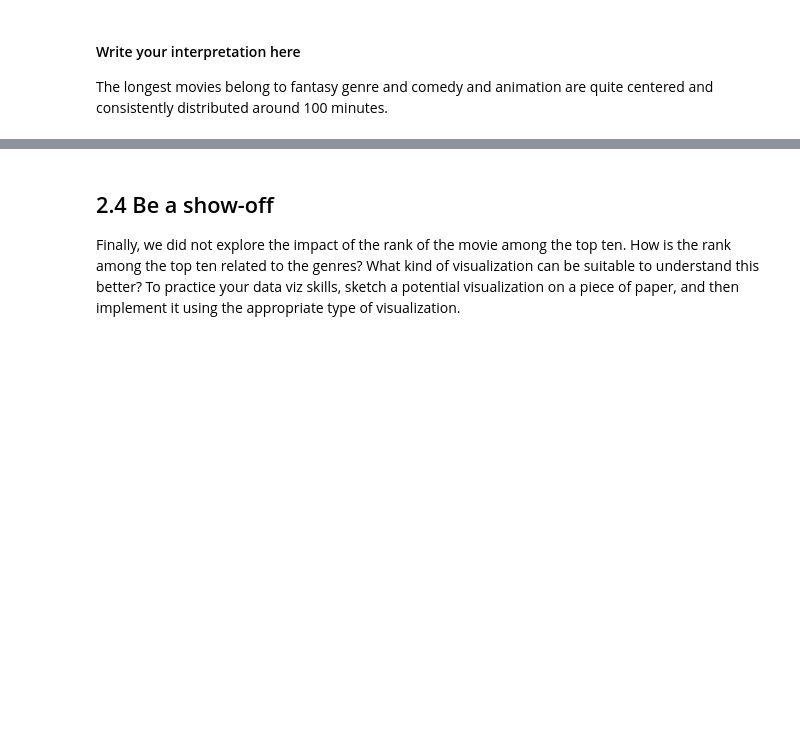
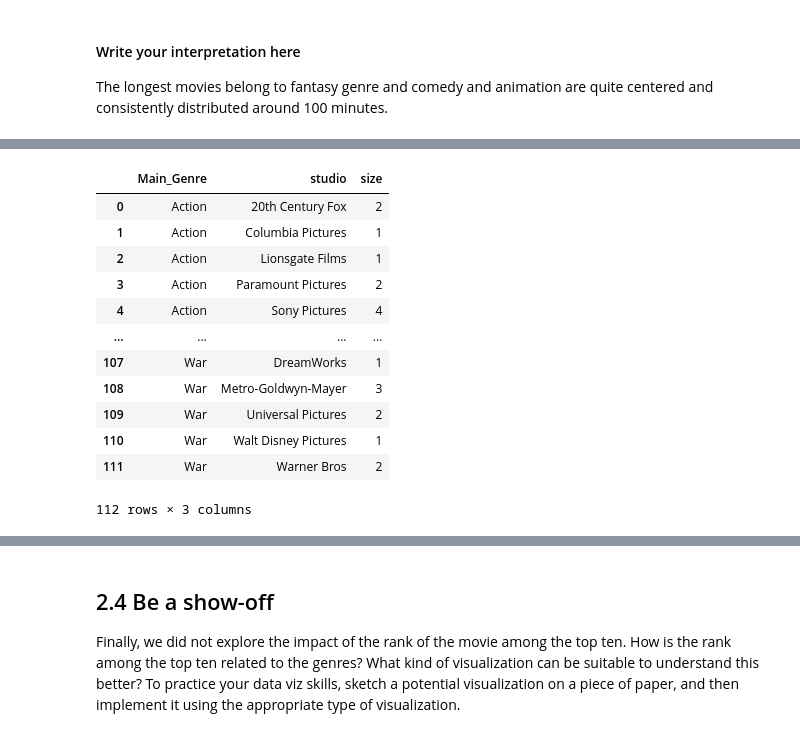
Before and after one commit to CamilleDelgrange/2022, a Jupyter notebook: Tutorials/02 - Data viz and data from the web/Becoming a DataVizard exercise.ipynb, the cells around one changed output, grey strips where cells are left out. Drawn from its saved outputs; the diff is of its cells as text; code cells hidden in the pictures; blank space fills up the shorter version.

```diff
--- a/Tutorials/02 - Data viz and data from the web/Becoming a DataVizard exercise.ipynb
+++ b/Tutorials/02 - Data viz and data from the web/Becoming a DataVizard exercise.ipynb
@@ -380,2 +397,20 @@ The longest movies belong to fantasy genre and comedy and animation are quite ce
 # %%
 # Write your code to make the first heatmap here
+df_heatmap = df.groupby(df.columns.tolist(),as_index=False).size()
+#movie_genre = df.groupby(['Main_Genre']).size()
+#movie_studio = df.groupby(['studio']).size()
+df_heatmap
+# %% [output]
+|  | Main_Genre | studio | size |
+| 0 | Action | 20th Century Fox | 2 |
+| 1 | Action | Columbia Pictures | 1 |
+| 2 | Action | Lionsgate Films | 1 |
+| 3 | Action | Paramount Pictures | 2 |
+| 4 | Action | Sony Pictures | 4 |
+| ... | ... | ... | ... |
+| 107 | War | DreamWorks | 1 |
+| 108 | War | Metro-Goldwyn-Mayer | 3 |
+| 109 | War | Universal Pictures | 2 |
+| 110 | War | Walt Disney Pictures | 1 |
+| 111 | War | Warner Bros | 2 |
+112 rows × 3 columns
```
Also changed, not shown: parts of 5 cells of this notebook, 3 other files.
